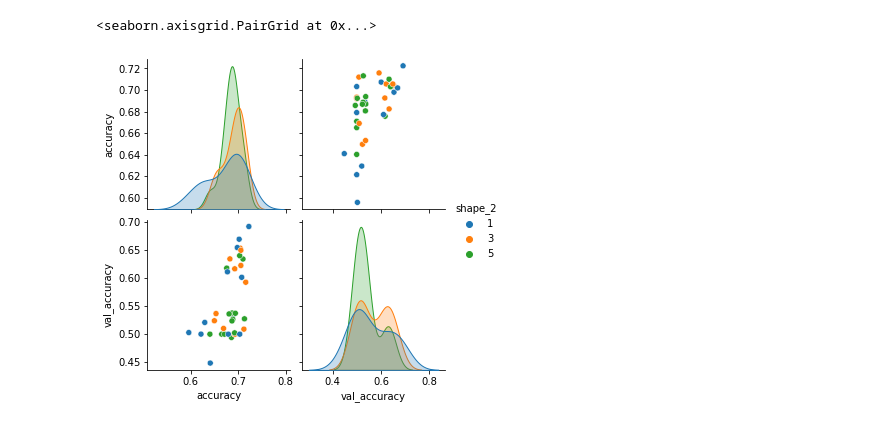
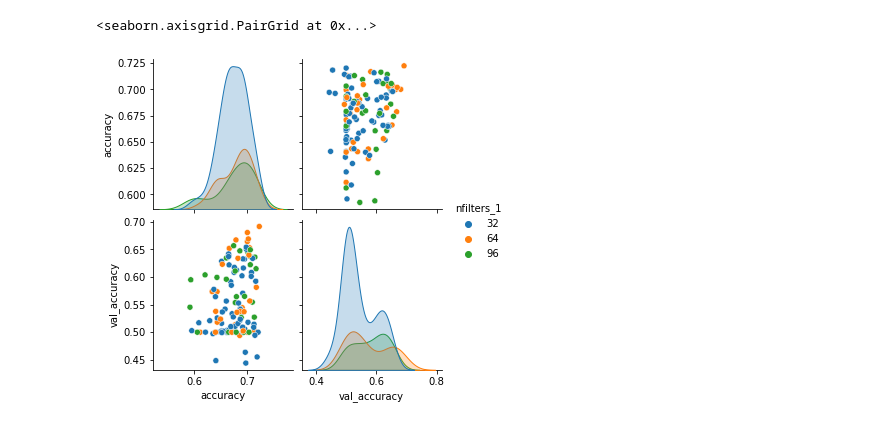
Before and after one commit to ekoenig4/ParticleImages, a Jupyter notebook: verify-scans.ipynb, the cells around one changed output. Drawn from its saved outputs; the diff is of its cells as text; code cells hidden in the pictures.

Commit message:
added more scan experiments

```diff
--- a/verify-scans.ipynb
+++ b/verify-scans.ipynb
@@ -15,3 +15,8 @@ import utils as pic
 
 %load_ext autoreload
 %autoreload 2
+# %%
+scandir = 'scans/cnn3d-v2-32x32'
+scancsv = list(filter(lambda f:f.endswith('.csv'),os.listdir(scandir)))
+dflist = [ pd.read_csv(f"{scandir}/{csv}") for csv in scancsv ]
+scancsv
@@ -18,4 +30,6 @@ import utils as pic
 # %%
 scandir = 'scans/cnn3d-v2-1.00e-01-9.90e-03-32x32'
 scancsv = list(filter(lambda f:f.endswith('.csv'),os.listdir(scandir)))
-scancsv
+dflist = dflist + [ pd.read_csv(f"{scandir}/{csv}") for csv in scancsv ]
+
+scandf = pd.concat(dflist,axis=0,ignore_index=True)
@@ -48,5 +57,5 @@ scandf.sort_values('val_accuracy')[::-1].T
 # %%
-sb.pairplot(scandf,vars=['accuracy','val_accuracy'],palette='tab10',hue='shape_2')
+sb.pairplot(scandf,vars=['accuracy','val_accuracy'],palette='tab10',hue='nfilters_1')
 # %% [output]
 <seaborn.axisgrid.PairGrid at 0x...>
-[figure, old version]
+[figure, new version]
```
Also changed, not shown: parts of 4 cells of this notebook, 9 other files.
